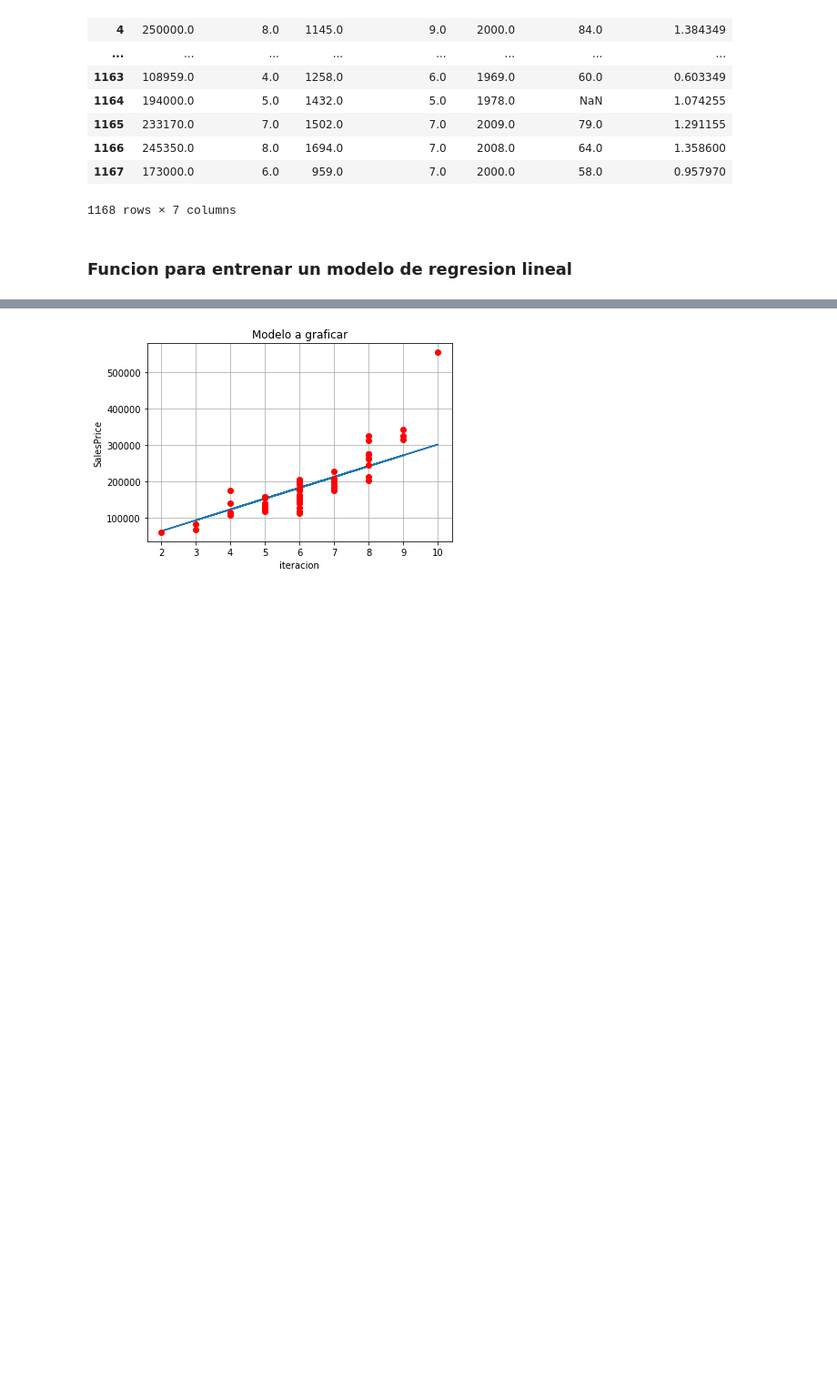
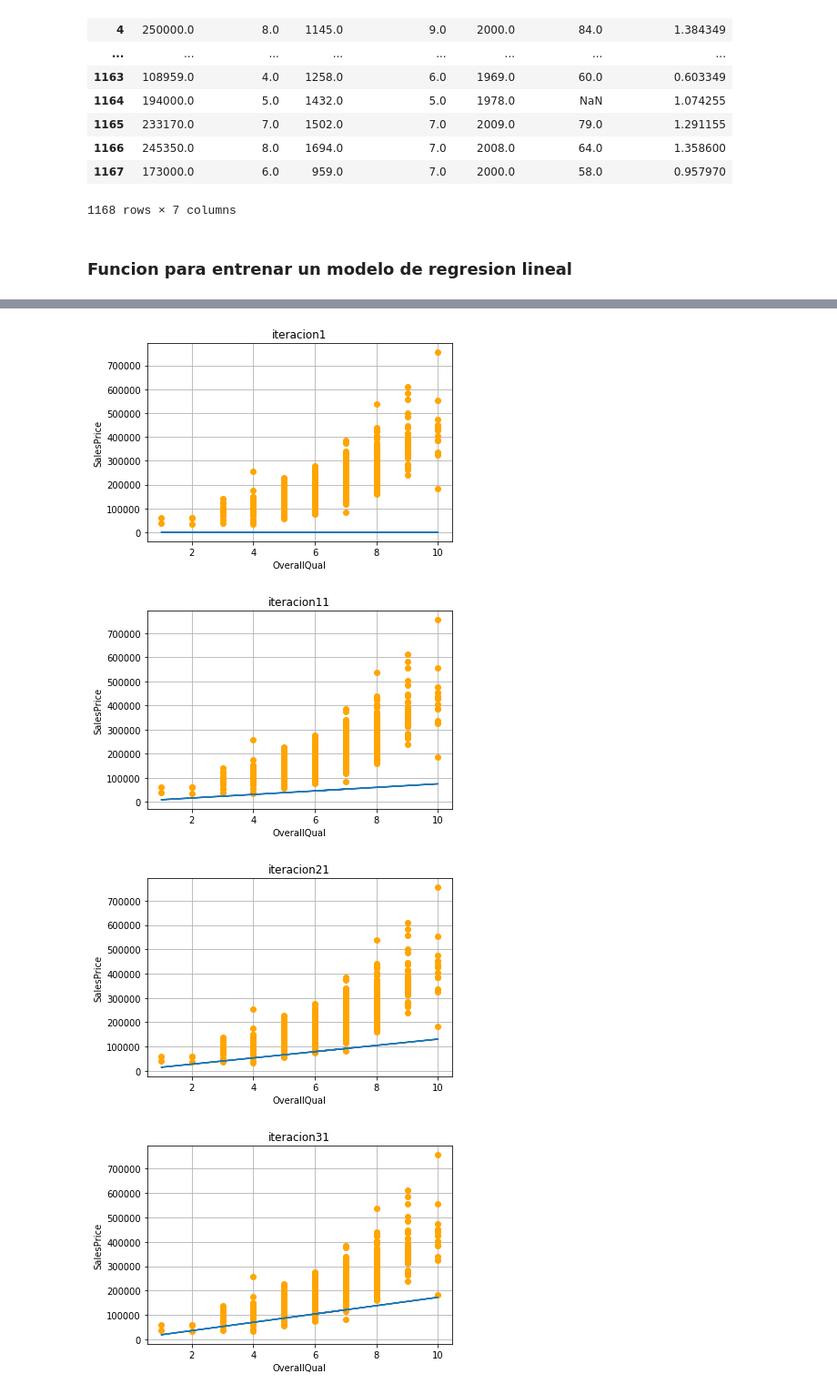
Before and after one commit to rub3ng0nzalez/MSDegree, a Jupyter notebook: Ciencia de datos en Python/proyecto_data/Proyecto-Ruben_Gonzalez.ipynb, the cells around one changed output, grey strips where cells are left out. Shown: that part at 91% size. Cells and saved outputs as stored; diff of their text form; code cells hidden in the pictures; blank space fills up the shorter version.

```diff
--- a/Ciencia de datos en Python/proyecto_data/Proyecto-Ruben_Gonzalez.ipynb
+++ b/Ciencia de datos en Python/proyecto_data/Proyecto-Ruben_Gonzalez.ipynb
@@ -165,7 +166,7 @@ def fentrena(x,y,epochs,imprimir_error_cada,lr):
     xfinal=np.array(matrizx)
     yfinal=np.array(y)
     derror=np.empty(epochs)
-    dmodelo={}
+    dmodelo=np.empty((epochs,2))
 
     #Se inicializan los valores m,b en un vector
     mb=np.array([1,1])
@@ -190,7 +191,7 @@ def fentrena(x,y,epochs,imprimir_error_cada,lr):
 
     return derror,dmodelo
 # %%
-derroresOverallQual,dmodeloOverallQual= fentrena(trainingdata['OverallQual'],trainingdata['SalePrice'],400,16,0.0007)
+derroresOverallQual,dmodeloOverallQual= fentrena(trainingdata['OverallQual'],trainingdata['SalePrice'],125,16,0.0007)
 # %% [output]
 16 8642118389.599543
 32 4310259838.358747
@@ -254,28 +234,26 @@ graficarerror(derrores1stFlrSF)
 # %%
 def graficarmodelo(x,y,dmodelo,n):
     #Obtener el ultimo m y b pues es el mas certero
-    mb=dmodelo[len(dmodelo.keys())-1]
     xfinal=np.array(x)
     yfinal=np.array(y)
 
-    xfinal=xfinal[0:len(xfinal)-1:n]
-    yfinal=yfinal[0:len(yfinal)-1:n]
+    #Obtener y de la recta a partir de mb y el x proporcionado
+    for i in range(0,dmodelo.shape[0]-1,n):
+        fig = plt.figure()
+        ax = fig.add_subplot()
+        ax.grid()
+        ax.plot(xfinal,yfinal,'ro',color='orange')
 
-    #Obtener y de la recta a partir de mb y el x proporcionado
-    yrecta=(mb[0]*xfinal)+mb[1]
-
-    fig = plt.figure()
-    ax = fig.add_subplot()
-
-    ax.grid()
-    ax.plot(xfinal,yrecta)
-    ax.plot(xfinal,yfinal,'ro')
-
-    ax.set_xlabel('iteracion')
-    ax.set_ylabel('SalesPrice')
-    ax.set_title('Modelo a graficar')
+        yrecta=(dmodelo[i,0]*xfinal)+dmodelo[i,1]
+        ax.plot(xfinal,yrecta)
+        ax.set_xlabel(x.name)
+        ax.set_ylabel('SalesPrice')
+        ax.set_title('iteracion'+str(i+1))
     return plt.show()
 # %%
-graficarmodelo(trainingdata['OverallQual'],trainingdata['SalePrice'],dmodeloOverallQual,20)
+graficarmodelo(trainingdata['OverallQual'],trainingdata['SalePrice'],dmodeloOverallQual,10)
 # %% [output]
-[figure, old version]
+[figure, new version]
+[figure, added]
+[figure, added]
+[figure, added]
```
Also changed, not shown: parts of 9 cells of this notebook.
